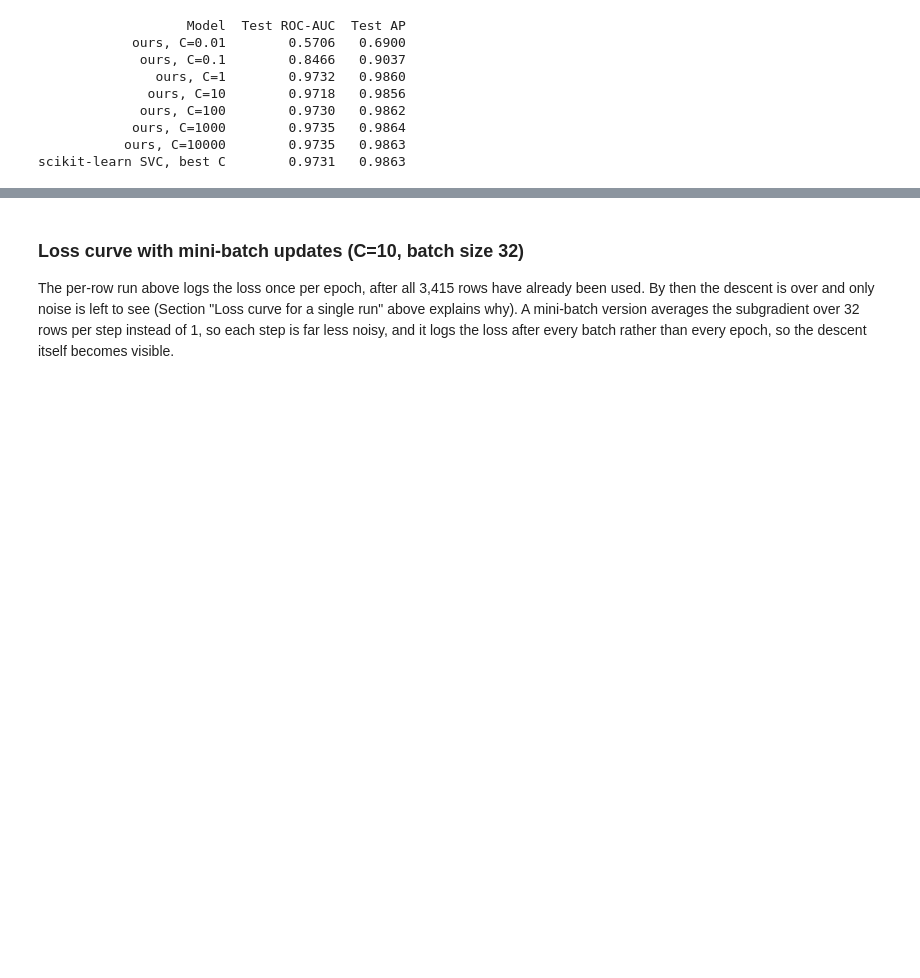
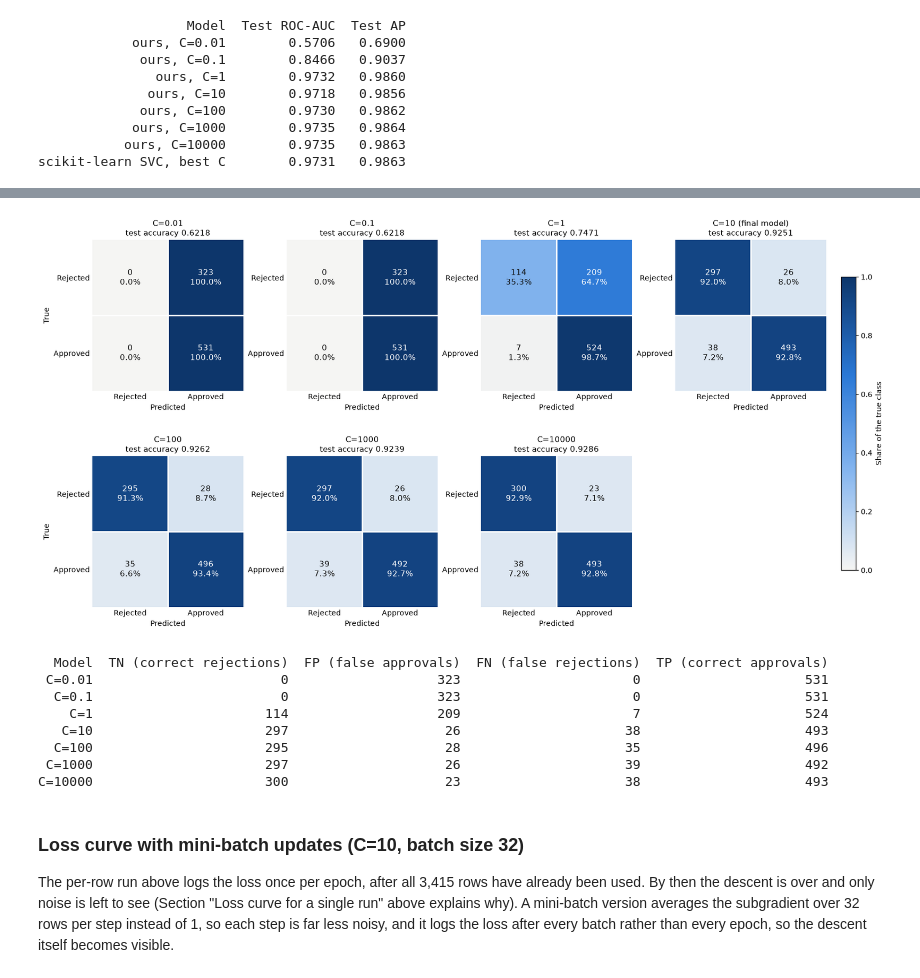
Before and after one commit to RocketBug/32513_ADAA_AT_2, a Jupyter notebook: support_vector_machine.ipynb, the cells around one changed output, grey strips where cells are left out. Cells and saved outputs as stored; diff of their text form; code cells hidden in the pictures; blank space fills up the shorter version.

```diff
--- a/support_vector_machine.ipynb
+++ b/support_vector_machine.ipynb
@@ -552,6 +745,8 @@ for C in C_sweep:
     train_acc = accuracy(y_train, y_pred_train)
     test_acc = accuracy(y_test, y_pred_test)
     cm = confusion_matrix(y_test, y_pred_test)
+    test_f1 = f1_score(y_test, y_pred_test)                            # Approved (+1) as the positive class
+    test_f1_rejected = f1_score(y_test, y_pred_test, pos_label=-1.0)   # Rejected (-1) as the positive class
 
     # Threshold-free ranking metrics on the raw test scores
     test_scores = decision_scores(w, b, X_test_std)
@@ -566,13 +761,15 @@ for C in C_sweep:
         'train_acc': train_acc,
         'test_acc': test_acc,
         'confusion_matrix': cm,
+        'test_f1': test_f1,
+        'test_f1_rejected': test_f1_rejected,
         'test_scores': test_scores,
         'test_roc_auc': test_roc_auc,
         'test_ap': test_ap
     }
 
     # Print summary per run
-    print(f"C={C:<8} | Final Loss: {loss_hist[-1]:.4f} | Train Acc: {train_acc:.4f} | Test Acc: {test_acc:.4f} | Test ROC-AUC: {test_roc_auc:.4f} | Test AP: {test_ap:.4f}")
+    print(f"C={C:<8} | Final Loss: {loss_hist[-1]:.4f} | Train Acc: {train_acc:.4f} | Test Acc: {test_acc:.4f} | Test F1 (Approved): {test_f1:.4f} | Test F1 (Rejected): {test_f1_rejected:.4f} | Test ROC-AUC: {test_roc_auc:.4f} | Test AP: {test_ap:.4f}")
 
     # Test-set confusion matrix: rows = true class, columns = predicted class
     print(pd.DataFrame(cm, index=["True -1", "True +1"], columns=["Pred -1", "Pred +1"]).to_string())
@@ -720,3 +968,51 @@ scikit-learn SVC, best C        0.9731   0.9863
+# %%
+from matplotlib.colors import LinearSegmentedColormap
+
+# One blue hue for "share of the true class": pale = few, dark = most (the same blues as the C ramp)
+share_cmap = LinearSegmentedColormap.from_list("share_blues", ["#f5f5f3", "#86b6ef", "#2a78d6", "#0d366b"])
+class_names = ["Rejected", "Approved"]  # row/column order of confusion_matrix: -1 then +1
+
+fig, axes = plt.subplots(2, 4, figsize=(16, 8.2), layout="constrained")
+for ax, C in zip(axes.flat, C_sweep):
+    cm = results[C]["confusion_matrix"]
+    share = cm / cm.sum(axis=1, keepdims=True)  # each row sums to 1: the share of that true class
+    im = ax.imshow(share, cmap=share_cmap, vmin=0, vmax=1)  # one scale for every panel
+    for i in range(2):
+        for j in range(2):
+            red, green, blue, _ = share_cmap(share[i, j])
+            ink = "white" if 0.2126 * red + 0.7152 * green + 0.0722 * blue < 0.5 else "#0b0b0b"
+            ax.text(j, i, f"{cm[i, j]}\n{share[i, j]:.1%}", ha="center", va="center", color=ink, fontsize=11)
+    ax.set_xticks([0, 1], labels=class_names)
+    ax.set_yticks([0, 1], labels=class_names)
+    ax.set_xlabel("Predicted")
+    final_tag = " (final model)" if C == C_FINAL else ""
+    ax.set_title(f"C={C:g}{final_tag}\ntest accuracy {np.trace(cm) / cm.sum():.4f}", fontsize=11)
+    ax.axhline(0.5, color="white", linewidth=2)  # a thin surface gap between the cells
+    ax.axvline(0.5, color="white", linewidth=2)
+    ax.tick_params(length=0)
+    ax.spines[:].set_visible(False)
+for ax in axes[:, 0]:
+    ax.set_ylabel("True")
+for ax in axes.flat[len(C_sweep):]:
+    ax.axis("off")  # 7 values of C in 8 slots: hide the spare panel
+fig.colorbar(im, ax=axes, fraction=0.02, pad=0.02, label="Share of the true class")
+plt.show()
+
+# Table view of the same counts
+print(pd.DataFrame(
+    [(f"C={C:g}", *results[C]["confusion_matrix"].ravel()) for C in C_sweep],
+    columns=["Model", "TN (correct rejections)", "FP (false approvals)", "FN (false rejections)", "TP (correct approvals)"],
+).to_string(index=False))
+# %% [output]
+[figure, added]
+  Model  TN (correct rejections)  FP (false approvals)  FN (false rejections)  TP (correct approvals)
+ C=0.01                        0                   323                      0                     531
+  C=0.1                        0                   323                      0                     531
+    C=1                      114                   209                      7                     524
+   C=10                      297                    26                     38                     493
+  C=100                      295                    28                     35                     496
+ C=1000                      297                    26                     39                     492
+C=10000                      300                    23                     38                     493
 # %% [markdown]
 ### Loss curve with mini-batch updates (C=10, batch size 32)
 
```
Also changed, not shown: parts of 17 cells of this notebook.
